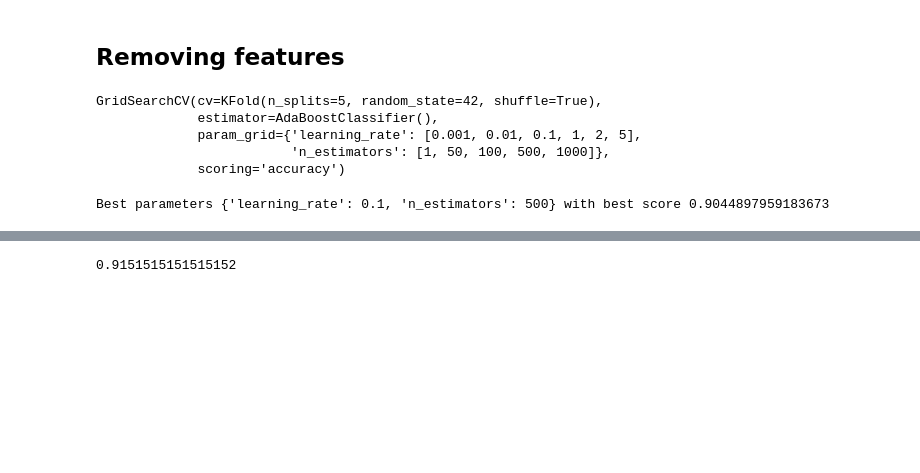
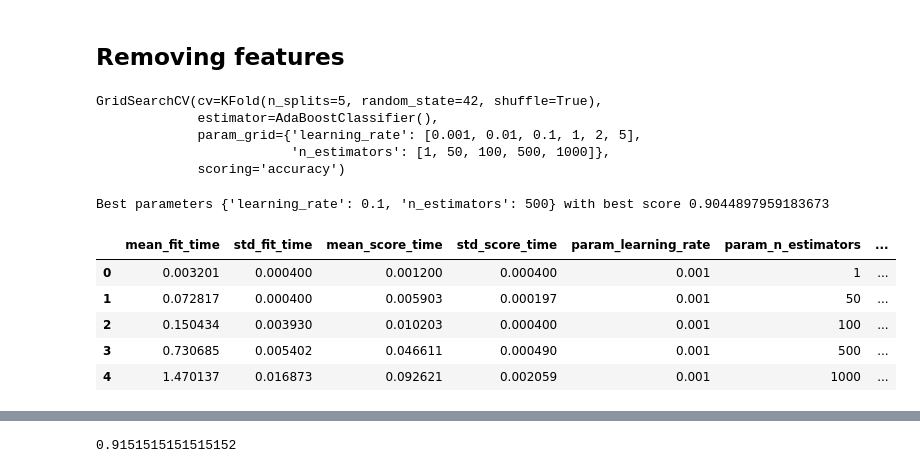
Before and after one commit to Thanujan-Puvikaran/Projet_data_a4, a Jupyter notebook: Projet/Models/AdaBoost.ipynb, the cells around one changed output, grey strips where cells are left out. Drawn from its saved outputs; the diff is of its cells as text; code cells hidden in the pictures; blank space fills up the shorter version.

```diff
--- a/Projet/Models/AdaBoost.ipynb
+++ b/Projet/Models/AdaBoost.ipynb
@@ -146,3 +149,13 @@ print("Best parameters {} with best score {} ".format(AdaBoost_Grid.best_params_
 AdaBoost_Grid.best_score_))
 # %% [output]
 Best parameters {'learning_rate': 0.1, 'n_estimators': 500} with best score 0.9044897959183673
+# %%
+results = pd.DataFrame(AdaBoost_Grid.cv_results_)
+results.head()
+# %% [output]
+|  | mean_fit_time | std_fit_time | mean_score_time | std_score_time | param_learning_rate | param_n_estimators | ... |
+| 0 | 0.003201 | 0.000400 | 0.001200 | 0.000400 | 0.001 | 1 | ... |
+| 1 | 0.072817 | 0.000400 | 0.005903 | 0.000197 | 0.001 | 50 | ... |
+| 2 | 0.150434 | 0.003930 | 0.010203 | 0.000400 | 0.001 | 100 | ... |
+| 3 | 0.730685 | 0.005402 | 0.046611 | 0.000490 | 0.001 | 500 | ... |
+| 4 | 1.470137 | 0.016873 | 0.092621 | 0.002059 | 0.001 | 1000 | ... |
```
Also changed, not shown: parts of 8 cells of this notebook.
